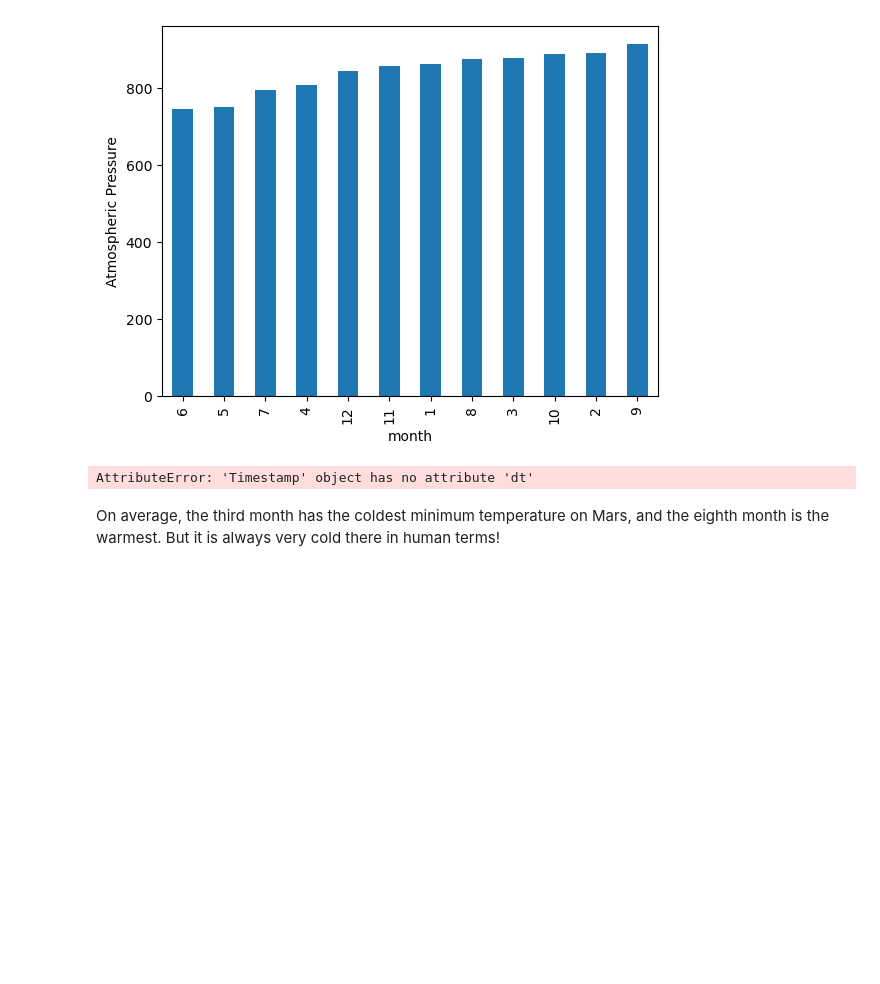
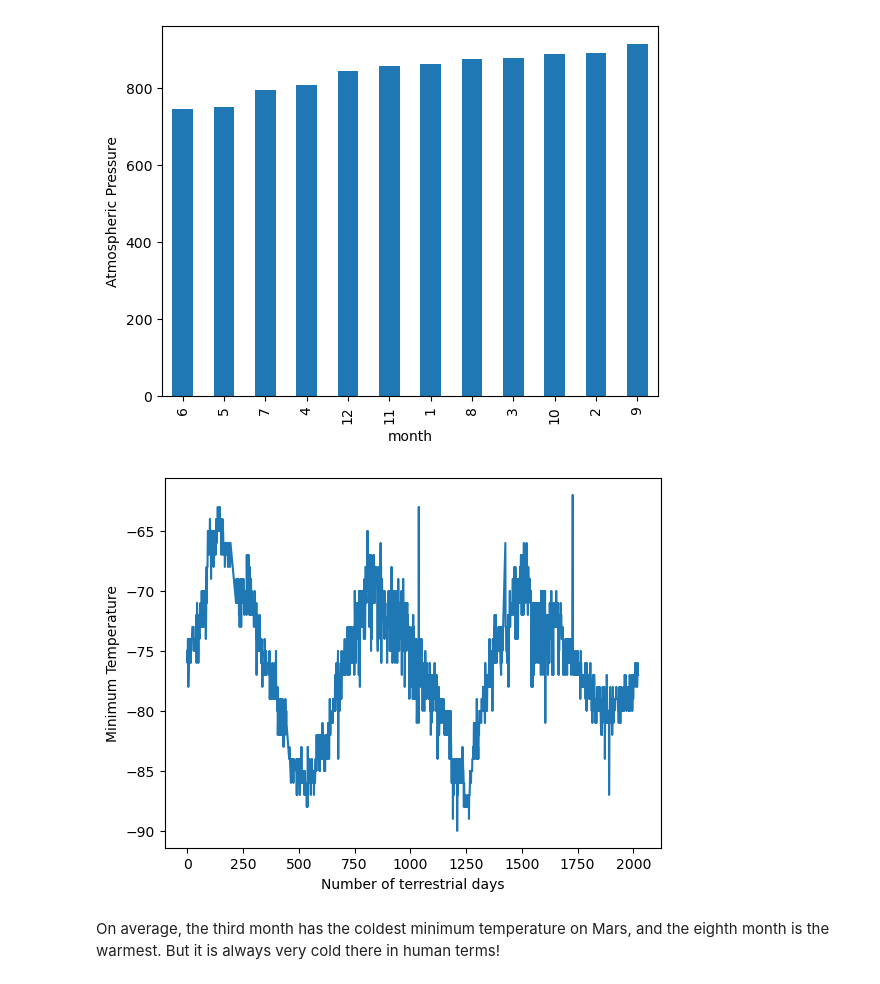
Before and after one commit to bernardtse/web-scraping-challenge, a Jupyter notebook: part_2_mars_weather.ipynb, the cells around one changed output. Saved outputs shown, nothing was run; the diff lists cells and outputs as text; code cells hidden in the pictures; blank space fills up the shorter version.

```diff
--- a/part_2_mars_weather.ipynb
+++ b/part_2_mars_weather.ipynb
@@ -232,14 +232,14 @@ plt.show()
 # %% [output]
 [figure]
 # %%
-x_axis = mars_temp_df["terrestrial_date"] - mars_temp_df["terrestrial_date"].min().dt.days
+x_axis = (mars_temp_df["terrestrial_date"] - mars_temp_df["terrestrial_date"].min()).dt.days
 y_axis = mars_temp_df["min_temp"]
 plt.plot(x_axis, y_axis)
 plt.xlabel("Number of terrestrial days")
 plt.ylabel("Minimum Temperature")
 plt.show()
 # %% [output]
-AttributeError: 'Timestamp' object has no attribute 'dt'
+[figure, added]
 # %%
 # 5. How many terrestrial (earth) days are there in a Martian year?
 # %% [markdown]
```
